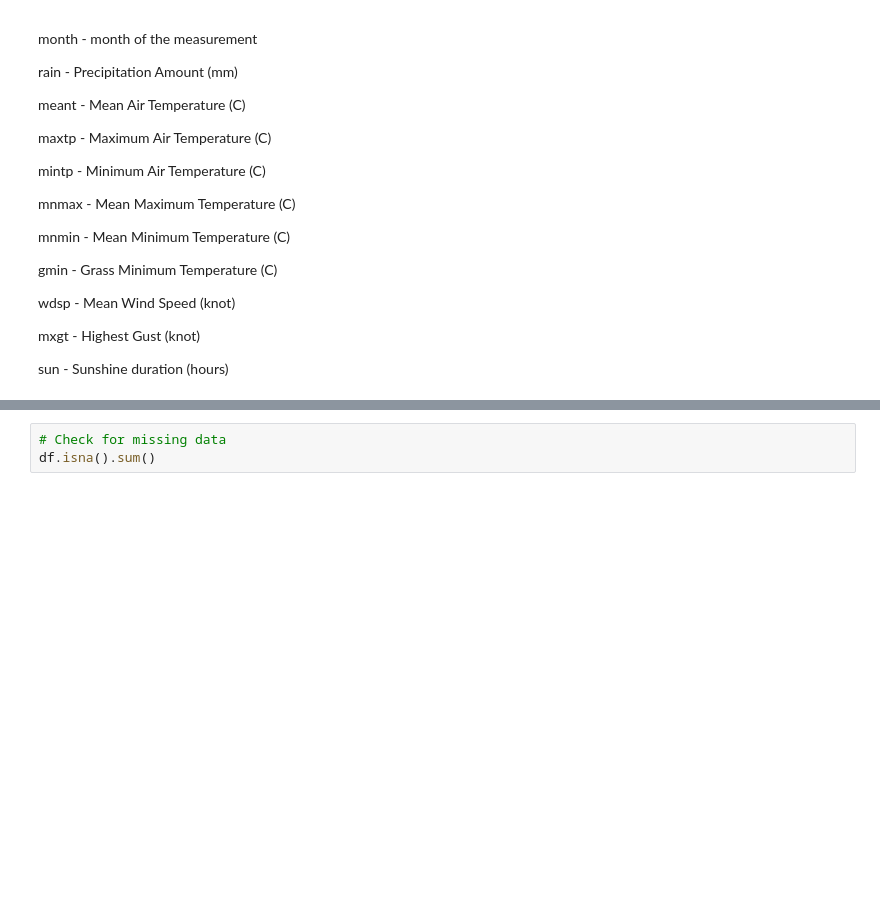
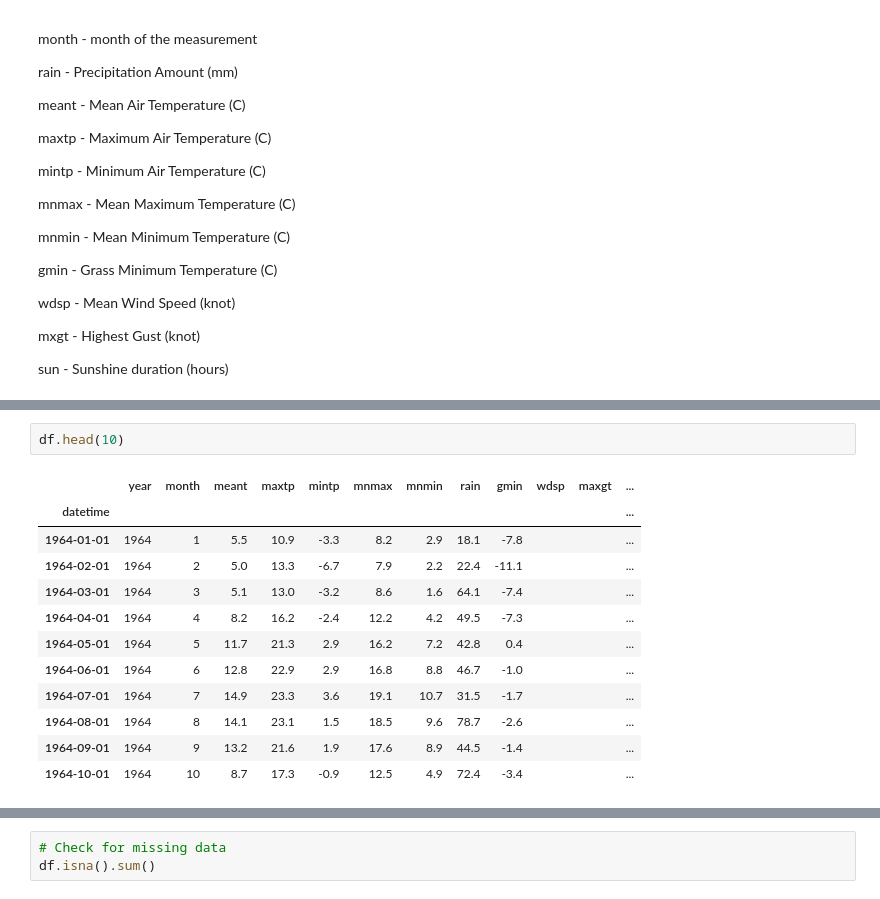
Before and after one commit to AdrianDonohoe/PDAProject2019, a Jupyter notebook: PDA Project - Casement Weather Station.ipynb, the cells around one changed output, grey strips where cells are left out. Drawn from its saved outputs; the diff is of its cells as text; blank space fills up the shorter version.

```diff
--- a/PDA Project - Casement Weather Station.ipynb
+++ b/PDA Project - Casement Weather Station.ipynb
@@ -45,3 +46,18 @@ df.describe()
 | 50% | 1991.000000 | 6.000000 | 8.700000 | 18.100000 | -0.900000 | 12.800000 | 5.200000 | 56.800000 | -4.200000 | 110.900000 |
 | 75% | 2005.000000 | 9.000000 | 13.100000 | 22.400000 | 3.300000 | 17.200000 | 8.800000 | 79.500000 | -0.200000 | 151.100000 |
 | max | 2019.000000 | 12.000000 | 17.800000 | 31.000000 | 9.500000 | 23.500000 | 12.900000 | 206.300000 | 8.200000 | 256.500000 |
+# %%
+df.head(10)
+# %% [output]
+|  | year | month | meant | maxtp | mintp | mnmax | mnmin | rain | gmin | wdsp | maxgt | ... |
+| datetime |  |  |  |  |  |  |  |  |  |  |  | ... |
+| 1964-01-01 | 1964 | 1 | 5.5 | 10.9 | -3.3 | 8.2 | 2.9 | 18.1 | -7.8 |  |  | ... |
+| 1964-02-01 | 1964 | 2 | 5.0 | 13.3 | -6.7 | 7.9 | 2.2 | 22.4 | -11.1 |  |  | ... |
+| 1964-03-01 | 1964 | 3 | 5.1 | 13.0 | -3.2 | 8.6 | 1.6 | 64.1 | -7.4 |  |  | ... |
+| 1964-04-01 | 1964 | 4 | 8.2 | 16.2 | -2.4 | 12.2 | 4.2 | 49.5 | -7.3 |  |  | ... |
+| 1964-05-01 | 1964 | 5 | 11.7 | 21.3 | 2.9 | 16.2 | 7.2 | 42.8 | 0.4 |  |  | ... |
+| 1964-06-01 | 1964 | 6 | 12.8 | 22.9 | 2.9 | 16.8 | 8.8 | 46.7 | -1.0 |  |  | ... |
+| 1964-07-01 | 1964 | 7 | 14.9 | 23.3 | 3.6 | 19.1 | 10.7 | 31.5 | -1.7 |  |  | ... |
+| 1964-08-01 | 1964 | 8 | 14.1 | 23.1 | 1.5 | 18.5 | 9.6 | 78.7 | -2.6 |  |  | ... |
+| 1964-09-01 | 1964 | 9 | 13.2 | 21.6 | 1.9 | 17.6 | 8.9 | 44.5 | -1.4 |  |  | ... |
+| 1964-10-01 | 1964 | 10 | 8.7 | 17.3 | -0.9 | 12.5 | 4.9 | 72.4 | -3.4 |  |  | ... |
```
Also changed, not shown: parts of 8 cells of this notebook.
